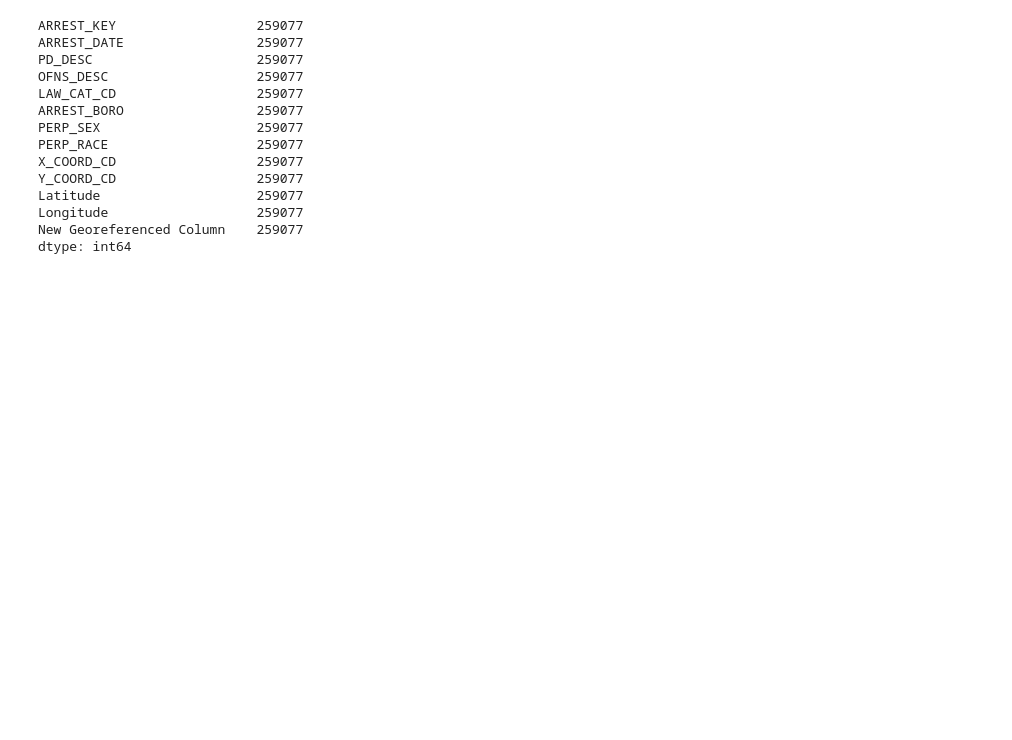
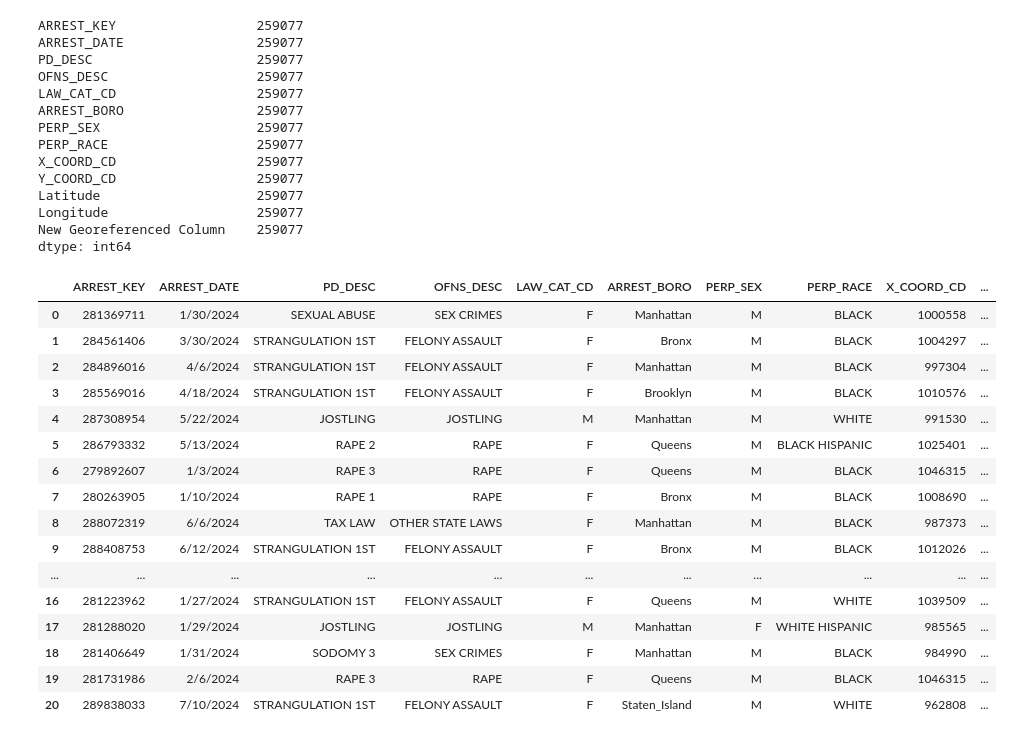
Before and after one commit to Ffarzan11/nyc_safety_indicator, a Jupyter notebook: code.ipynb, the cells around one changed output. Drawn from its saved outputs; the diff is of its cells as text; code cells hidden in the pictures; blank space fills up the shorter version.

```diff
--- a/code.ipynb
+++ b/code.ipynb
@@ -123,3 +123,23 @@ Latitude                    259077
 Longitude                   259077
 New Georeferenced Column    259077
 dtype: int64
+# %%
+df.head(20)
+# %% [output]
+|  | ARREST_KEY | ARREST_DATE | PD_DESC | OFNS_DESC | LAW_CAT_CD | ARREST_BORO | PERP_SEX | PERP_RACE | X_COORD_CD | ... |
+| 0 | 281369711 | 1/30/2024 | SEXUAL ABUSE | SEX CRIMES | F | Manhattan | M | BLACK | 1000558 | ... |
+| 1 | 284561406 | 3/30/2024 | STRANGULATION 1ST | FELONY ASSAULT | F | Bronx | M | BLACK | 1004297 | ... |
+| 2 | 284896016 | 4/6/2024 | STRANGULATION 1ST | FELONY ASSAULT | F | Manhattan | M | BLACK | 997304 | ... |
+| 3 | 285569016 | 4/18/2024 | STRANGULATION 1ST | FELONY ASSAULT | F | Brooklyn | M | BLACK | 1010576 | ... |
+| 4 | 287308954 | 5/22/2024 | JOSTLING | JOSTLING | M | Manhattan | M | WHITE | 991530 | ... |
+| 5 | 286793332 | 5/13/2024 | RAPE 2 | RAPE | F | Queens | M | BLACK HISPANIC | 1025401 | ... |
+| 6 | 279892607 | 1/3/2024 | RAPE 3 | RAPE | F | Queens | M | BLACK | 1046315 | ... |
+| 7 | 280263905 | 1/10/2024 | RAPE 1 | RAPE | F | Bronx | M | BLACK | 1008690 | ... |
+| 8 | 288072319 | 6/6/2024 | TAX LAW | OTHER STATE LAWS | F | Manhattan | M | BLACK | 987373 | ... |
+| 9 | 288408753 | 6/12/2024 | STRANGULATION 1ST | FELONY ASSAULT | F | Bronx | M | BLACK | 1012026 | ... |
+| ... | ... | ... | ... | ... | ... | ... | ... | ... | ... | ... |
+| 16 | 281223962 | 1/27/2024 | STRANGULATION 1ST | FELONY ASSAULT | F | Queens | M | WHITE | 1039509 | ... |
+| 17 | 281288020 | 1/29/2024 | JOSTLING | JOSTLING | M | Manhattan | F | WHITE HISPANIC | 985565 | ... |
+| 18 | 281406649 | 1/31/2024 | SODOMY 3 | SEX CRIMES | F | Manhattan | M | BLACK | 984990 | ... |
+| 19 | 281731986 | 2/6/2024 | RAPE 3 | RAPE | F | Queens | M | BLACK | 1046315 | ... |
+| 20 | 289838033 | 7/10/2024 | STRANGULATION 1ST | FELONY ASSAULT | F | Staten_Island | M | WHITE | 962808 | ... |
```
Also changed, not shown: parts of 18 cells of this notebook.
